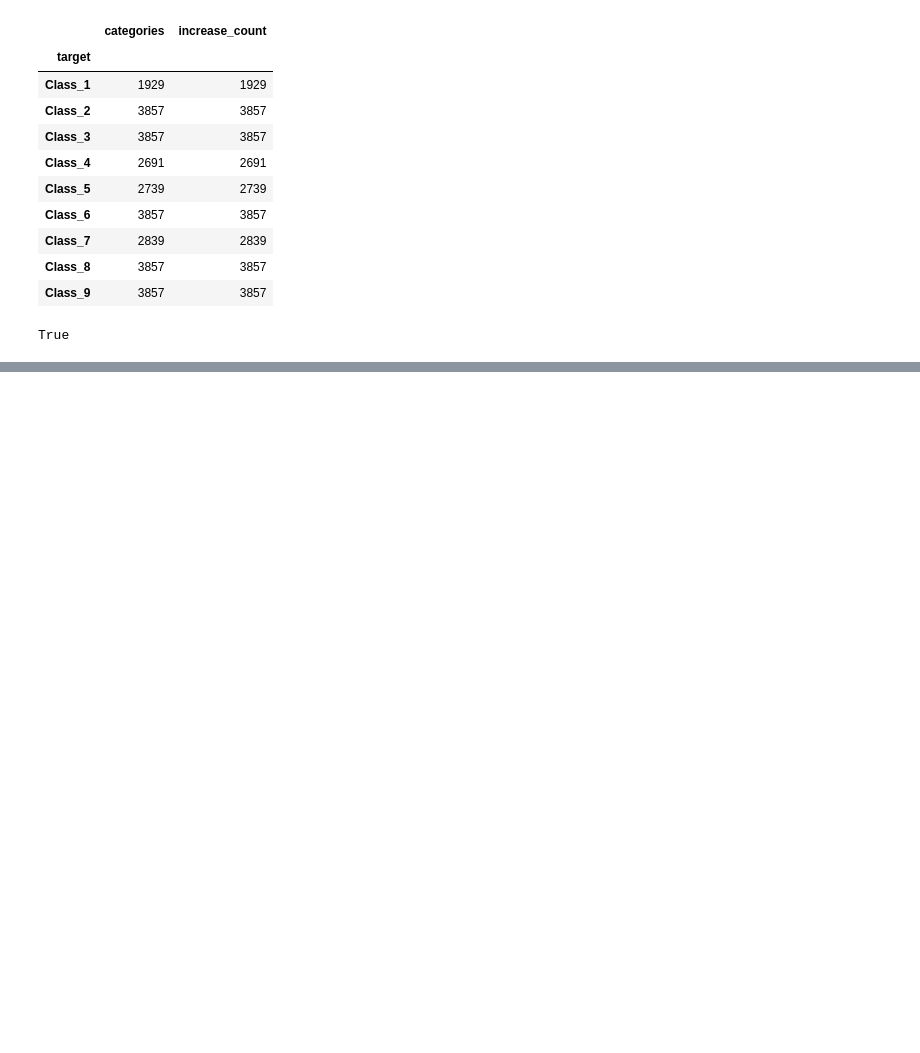
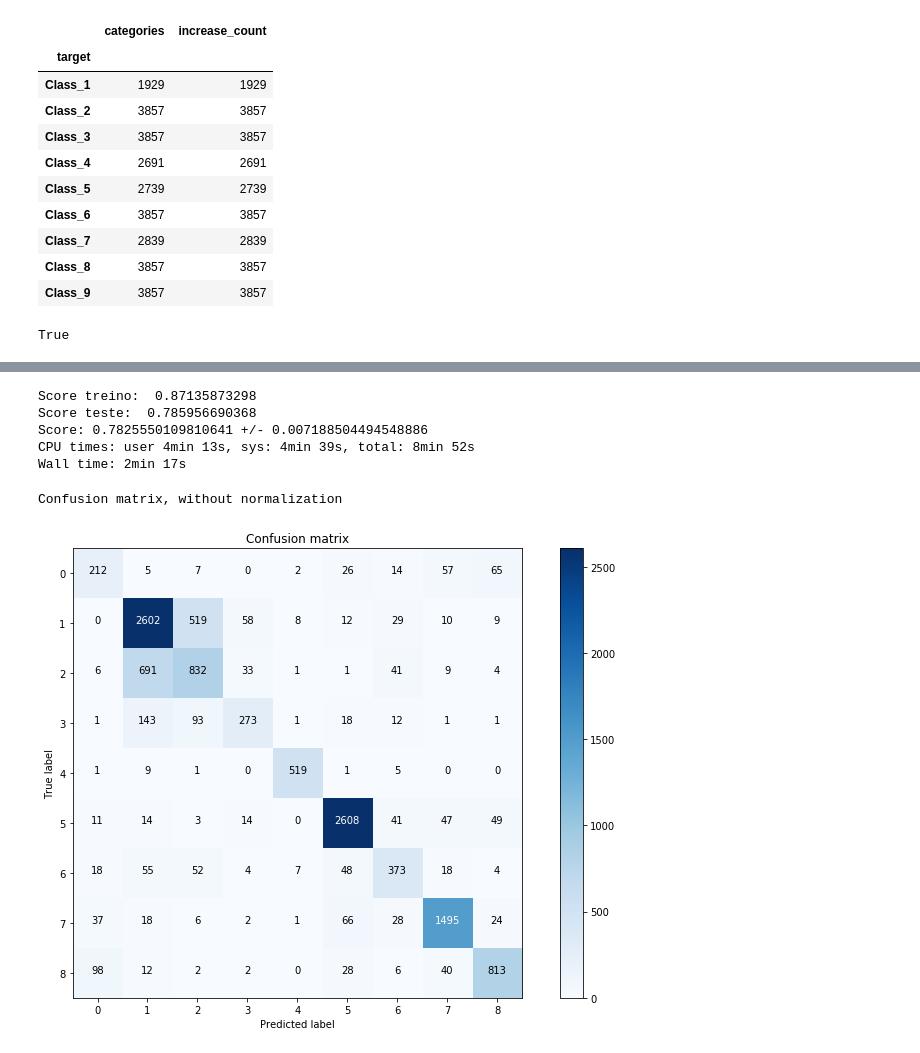
Before and after one commit to Wall-eSociety/Product-Classification, a Jupyter notebook: product-solution.ipynb, the cells around one changed output, grey strips where cells are left out. Drawn from its saved outputs; the diff is of its cells as text; code cells hidden in the pictures; blank space fills up the shorter version.

```diff
--- a/product-solution.ipynb
+++ b/product-solution.ipynb
@@ -616,0 +774,33 @@ https://www.analyticsvidhya.com/blog/2016/03/complete-guide-parameter-tuning-xgb
+# %%
+%%time
+
+from sklearn.neural_network import MLPClassifier
+
+mlp = MLPClassifier(solver='adam',activation='relu',max_iter=250)
+mlp.fit(X_train, y_train)
+saidas = mlp.predict(X_test)
+scoreTreino =  mlp.score(X_train, y_train)
+scoreTeste =  mlp.score(X_test, y_test)
+
+print('Score treino: ', scoreTreino)
+print('Score teste: ', scoreTeste)
+
+mlpscores = cross_val_score(mlp, X_train, y_train)
+
+print('Score: {} +/- {}'.format(mlpscores.mean(), mlpscores.std()))
+
+add_results('multi_layer_perceptron', scoreTreino, scoreTeste)
+# %% [output]
+Score treino:  0.87135873298
+Score teste:  0.785956690368
+Score: 0.7825550109810641 +/- 0.007188504494548886
+CPU times: user 4min 13s, sys: 4min 39s, total: 8min 52s
+Wall time: 2min 17s
+# %%
+from sklearn.neural_network import MLPClassifier
+
+mp = confusion_matrix(y_test,saidas);
+plot_confusion_matrix(mp, classes=mlp)
+# %% [output]
+Confusion matrix, without normalization
+[figure, added]
```
Also changed, not shown: parts of 65 cells of this notebook.
